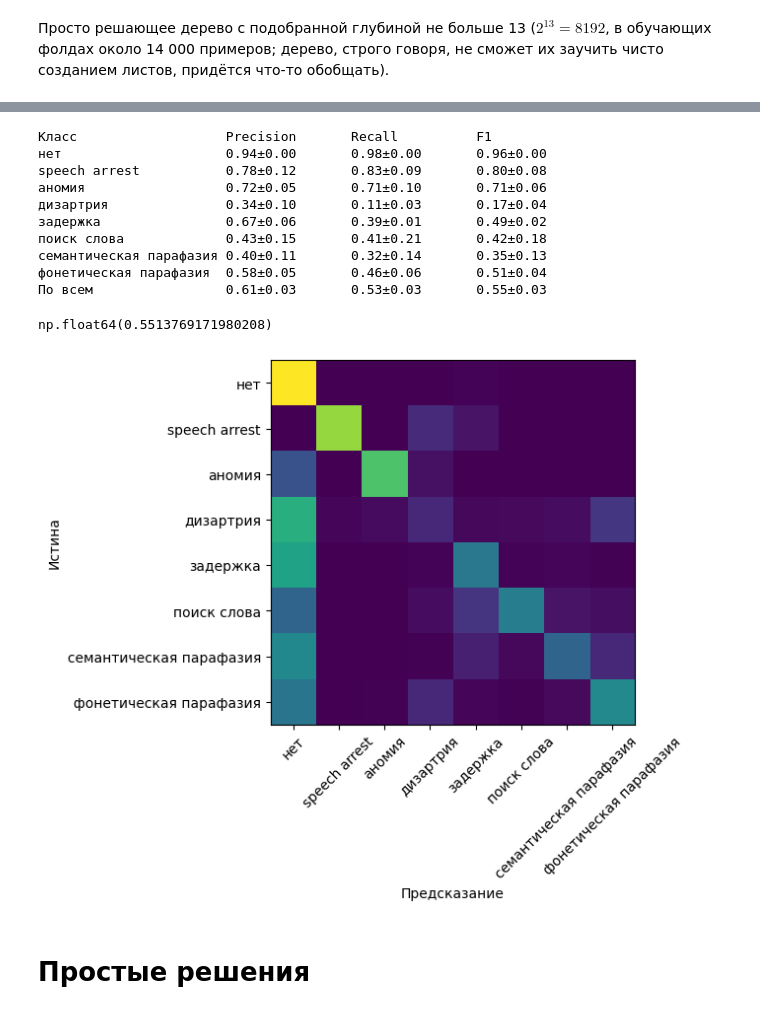
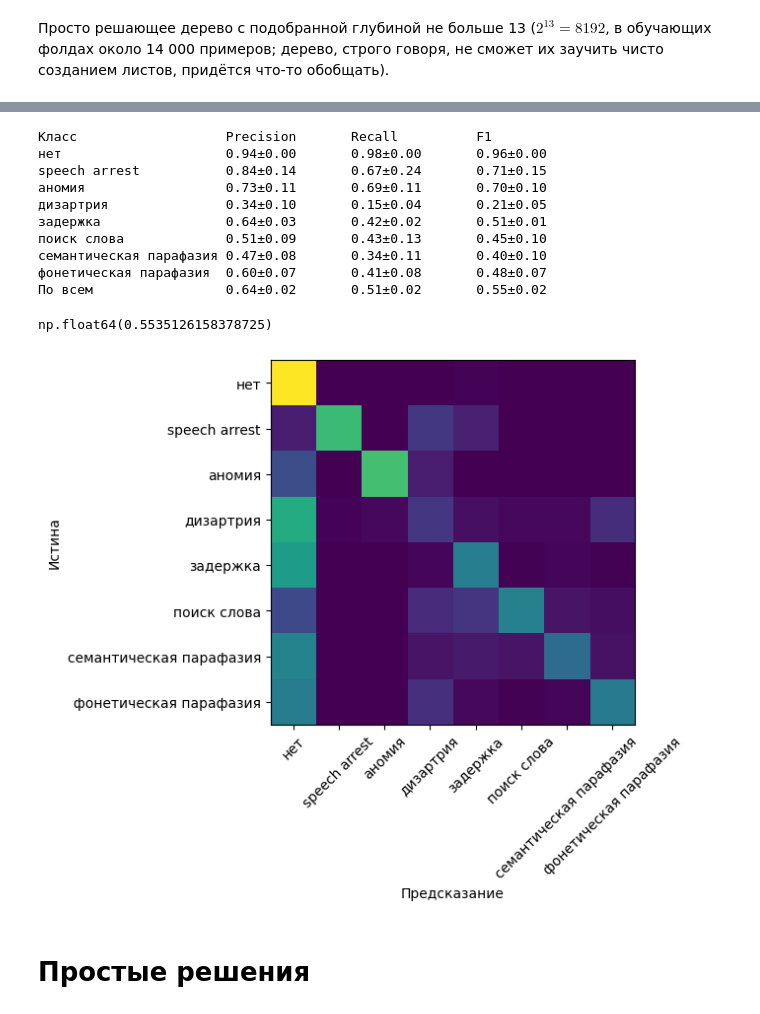
Before and after one commit to vmgorelikov/Automated-Classification-of-Language-Eloquent-Areas-in-Neurotypical-Individuals, a Jupyter notebook: notebooks/feature_and_model_selection.ipynb, the cells around one changed output, grey strips where cells are left out. Drawn from its saved outputs; the diff is of its cells as text; code cells hidden in the pictures.

```diff
--- a/notebooks/feature_and_model_selection.ipynb
+++ b/notebooks/feature_and_model_selection.ipynb
@@ -410,19 +408,19 @@ best_max_depth
 # %%
-evaluate(DecisionTreeClassifier(max_depth=11,
+evaluate(DecisionTreeClassifier(max_depth=best_max_depth,
                                 random_state=SEED))
 # %% [output]
 Класс                   Precision       Recall          F1
 нет                     0.94±0.00       0.98±0.00       0.96±0.00
-speech arrest           0.78±0.12       0.83±0.09       0.80±0.08
-аномия                  0.72±0.05       0.71±0.10       0.71±0.06
-дизартрия               0.34±0.10       0.11±0.03       0.17±0.04
-задержка                0.67±0.06       0.39±0.01       0.49±0.02
-поиск слова             0.43±0.15       0.41±0.21       0.42±0.18
-семантическая парафазия 0.40±0.11       0.32±0.14       0.35±0.13
-фонетическая парафазия  0.58±0.05       0.46±0.06       0.51±0.04
-По всем                 0.61±0.03       0.53±0.03       0.55±0.03
+speech arrest           0.84±0.14       0.67±0.24       0.71±0.15
+аномия                  0.73±0.11       0.69±0.11       0.70±0.10
+дизартрия               0.34±0.10       0.15±0.04       0.21±0.05
+задержка                0.64±0.03       0.42±0.02       0.51±0.01
+поиск слова             0.51±0.09       0.43±0.13       0.45±0.10
+семантическая парафазия 0.47±0.08       0.34±0.11       0.40±0.10
+фонетическая парафазия  0.60±0.07       0.41±0.08       0.48±0.07
+По всем                 0.64±0.02       0.51±0.02       0.55±0.02
-np.float64(0.5513769171980208)
+np.float64(0.5535126158378725)
-[figure, old version]
+[figure, new version]
 # %% [markdown]
 # Простые решения
 # %%
```
Also changed, not shown: parts of 15 cells of this notebook.
